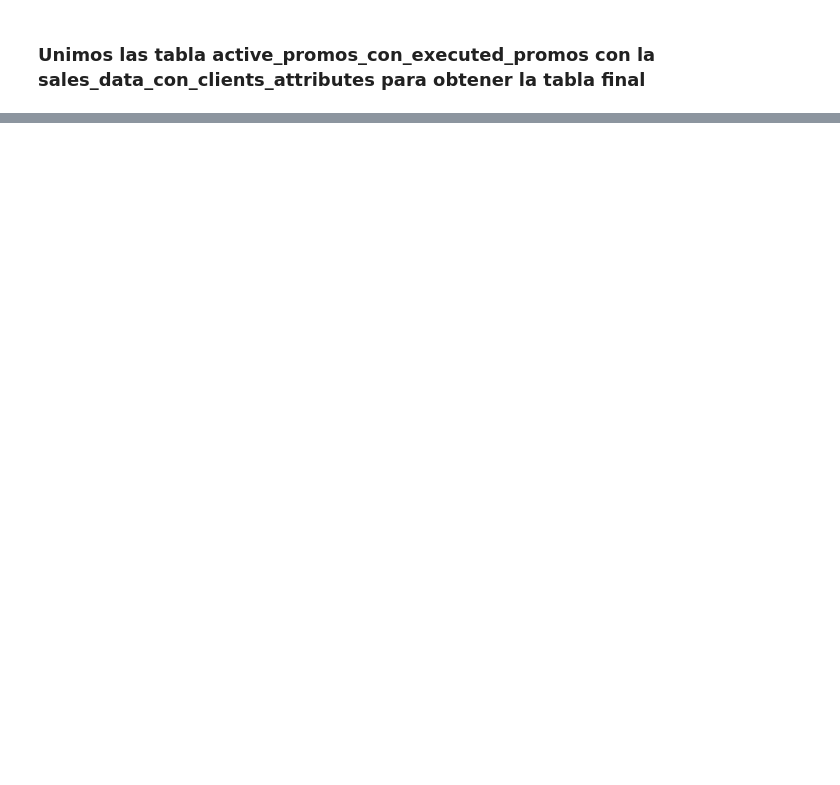
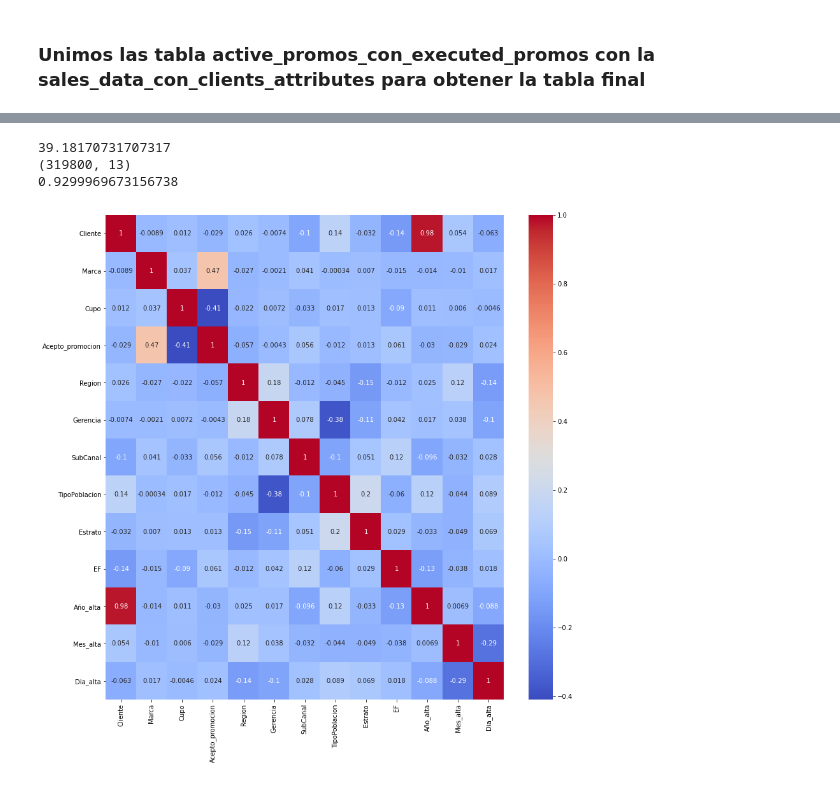
Before and after one commit to alvaro230699/DataCupABINBEV-R2ROC, a Jupyter notebook: Notebooks/DataCupBrewing.ipynb, the cells around one changed output, grey strips where cells are left out. Drawn from its saved outputs; the diff is of its cells as text; code cells hidden in the pictures; blank space fills up the shorter version.

```diff
--- a/Notebooks/DataCupBrewing.ipynb
+++ b/Notebooks/DataCupBrewing.ipynb
@@ -488,0 +1021,4 @@ TypeError: unsupported operand type(s) for -: 'str' and 'str'
+# %%
+variables_modelo_1=['Cliente','Marca','Cupo','Cantidad_promos_aceptadas']
+training_set_modelo_1_pre=training_set_modelado_merge_sin_duplicados[variables_modelo_1]
+display(training_set_modelo_1_pre)
@@ -488,0 +1039,6 @@ TypeError: unsupported operand type(s) for -: 'str' and 'str'
+# %%
+#Eliminamos 'Region','Gerencia' por poca correlación
+training_set_modelo_1=training_set_modelo_1_pre.copy()
+training_set_modelo_1=training_set_modelo_1.merge(clients_attributes_data,how='left',on='Cliente')
+# training_set_modelo_1.drop(labels=['Region','Gerencia','Cliente',''])
+display(training_set_modelo_1)
@@ -488,0 +1059,11 @@ TypeError: unsupported operand type(s) for -: 'str' and 'str'
+# %%
+training_set_modelo_1_convertido=convertir_a_datetime(training_set_modelo_1,['FechaAltaCliente'])
+training_set_modelo_1_convertido['Año_alta']=training_set_modelo_1_convertido['FechaAltaCliente'].dt.year
+training_set_modelo_1_convertido['Mes_alta']=training_set_modelo_1_convertido['FechaAltaCliente'].dt.month
+training_set_modelo_1_convertido['Dia_alta']=training_set_modelo_1_convertido['FechaAltaCliente'].dt.day
+# active_promos_con_executed_promos_convertido_fechas['Duracion_Dias_Promo']=convertir_timedelta_a_float_dias(active_promos_con_executed_promos_convertido_fechas['Fecha_Hasta']-active_promos_con_executed_promos_convertido_fechas['Fecha_Desde'])
+training_set_modelo_1_convertido['Cantidad_promos_aceptadas']=training_set_modelo_1_convertido['Cantidad_promos_aceptadas'].apply(lambda x: 1 if x>0 else 0)
+training_set_modelo_1_convertido.rename(columns={'Cantidad_promos_aceptadas':'Acepto_promocion'},inplace=True)
+training_set_modelo_1_convertido.drop(labels=['FechaAltaCliente'],axis=1,inplace=True)
+display(training_set_modelo_1_convertido)
+print(training_set_modelo_1_convertido['Acepto_promocion'].value_counts())
@@ -488,0 +1087,22 @@ TypeError: unsupported operand type(s) for -: 'str' and 'str'
+# %%
+relacion=training_set_modelo_1_convertido[training_set_modelo_1_convertido['Acepto_promocion']==0].shape[0]/training_set_modelo_1_convertido[training_set_modelo_1_convertido['Acepto_promocion']==1].shape[0]
+print(relacion)
+dataset_oversampling_modelo_1=training_set_modelo_1_convertido[training_set_modelo_1_convertido['Acepto_promocion']==1].copy()
+dataframe_output_modelo_1=dataset_oversampling_modelo_1.copy()
+time_init=time.time()
+for i in range(int(relacion-1)):#El dataset ya posee una réplica de este oversampling
+    dataframe_output_modelo_1=pd.concat([dataframe_output_modelo_1,dataset_oversampling_modelo_1],ignore_index=True)
+print(dataframe_output_modelo_1.shape)
+time_fin=time.time()
+print(time_fin-time_init)
+# %% [output]
+39.18170731707317
+(319800, 13)
+0.9299969673156738
+# %%
+dataframe_output_modelo_1_visualization=pd.concat([dataframe_output_modelo_1,training_set_modelo_1_convertido])
+plt.figure(figsize=(14,14))
+sns.heatmap(dataframe_output_modelo_1_visualization.corr(),cmap='coolwarm',annot=True)
+plt.show()
+# %% [output]
+[figure, added]
```
Also changed, not shown: parts of 160 cells of this notebook, 1 other file.
